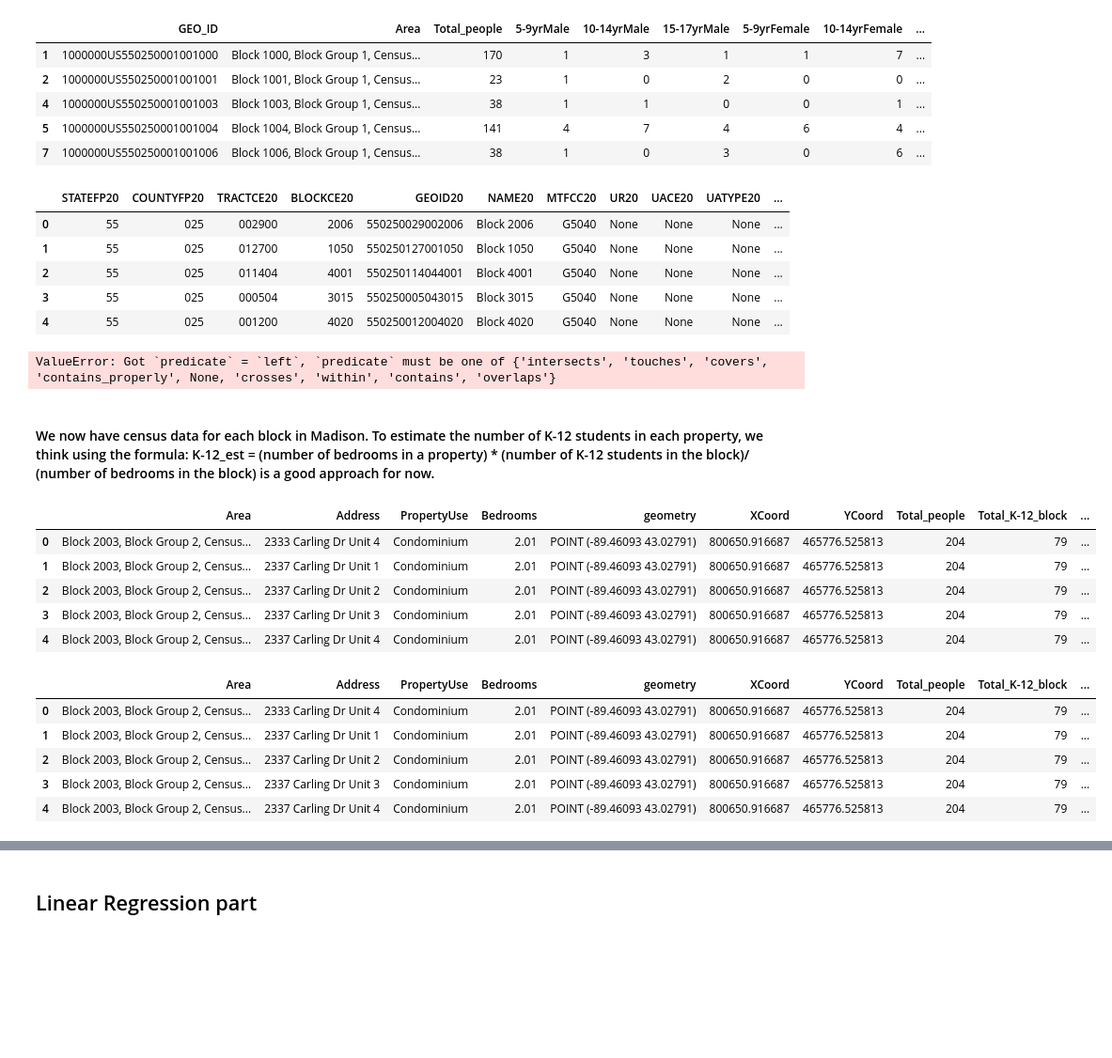
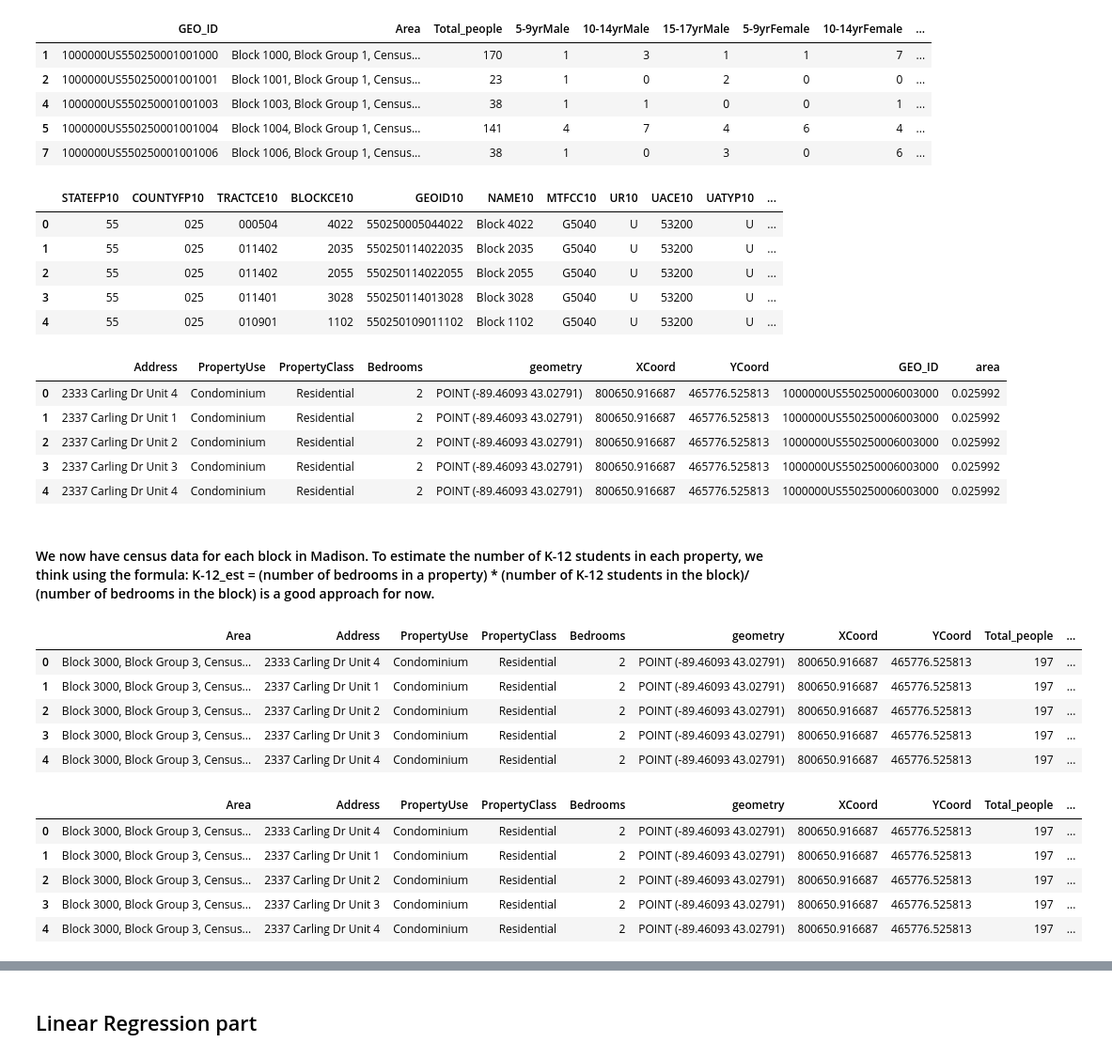
Before and after one commit to wesley0628/Internet-Access-Analysis, a Jupyter notebook: Internet_Access.ipynb, the cells around one changed output, grey strips where cells are left out. Shown at 94% size. Drawn from its saved outputs; the diff is of its cells as text; code cells hidden in the pictures; blank space fills up the shorter version.

```diff
--- a/Internet_Access.ipynb
+++ b/Internet_Access.ipynb
@@ -19,16 +19,16 @@ pts_col = []
 
 # df = df[df["PropertyClass"] == "Residential"]
 
-# for pt in df[["XCoord", "YCoord"]].itertuples():
-#     pts_col.append(Point(pt.XCoord, pt.YCoord))
-# df["geometry"] = pts_col
-# df = df[["Address", "PropertyUse", "Bedrooms", "geometry", "XCoord", "YCoord"]]
+for pt in df[["XCoord", "YCoord"]].itertuples():
+    pts_col.append(Point(pt.XCoord, pt.YCoord))
+df["geometry"] = pts_col
+df = df[["Address", "PropertyUse", "PropertyClass", "Bedrooms", "geometry", "XCoord", "YCoord"]]
 
 # df["Bedrooms"] = df["Bedrooms"]  + 0.01 # add a small value to handle 0 bedroom cases.
-# df = gpd.GeoDataFrame(df)
-# df = df.set_crs("esri:103412")
-# df = df.to_crs(epsg=4326)
+df = gpd.GeoDataFrame(df)
+df = df.set_crs("esri:103412")
+df = df.to_crs(epsg=4326)
 
-# df = df[["Address", "PropertyUse", "Bedrooms", "geometry", "XCoord", "YCoord"]]
-df[df["Address"].str.contains("777 University Ave")]
+df = df[["Address", "PropertyUse", "PropertyClass", "Bedrooms", "geometry", "XCoord", "YCoord"]]
+df.head()
 # %% [output]
@@ -62,50 +65,54 @@ census_df.head()
 # spatial join - take dataset A + dataset B = dataset AB, based on space/geographic relationship
 # two datasets must have a matched CRS: coordinate reference system
 
-dane = gpd.read_file("dane/dane.shp")
-dane["GEO_ID"] = "1000000US" + dane["GEOID20"]
+dane = gpd.read_file("newdane/newdane.shp")
+dane["GEO_ID"] = "1000000US" + dane["GEOID10"]
 dane.head()
 # %% [output]
-|  | STATEFP20 | COUNTYFP20 | TRACTCE20 | BLOCKCE20 | GEOID20 | NAME20 | MTFCC20 | UR20 | UACE20 | UATYPE20 | ... |
-| 0 | 55 | 025 | 002900 | 2006 | 550250029002006 | Block 2006 | G5040 | None | None | None | ... |
-| 1 | 55 | 025 | 012700 | 1050 | 550250127001050 | Block 1050 | G5040 | None | None | None | ... |
-| 2 | 55 | 025 | 011404 | 4001 | 550250114044001 | Block 4001 | G5040 | None | None | None | ... |
-| 3 | 55 | 025 | 000504 | 3015 | 550250005043015 | Block 3015 | G5040 | None | None | None | ... |
-| 4 | 55 | 025 | 001200 | 4020 | 550250012004020 | Block 4020 | G5040 | None | None | None | ... |
+|  | STATEFP10 | COUNTYFP10 | TRACTCE10 | BLOCKCE10 | GEOID10 | NAME10 | MTFCC10 | UR10 | UACE10 | UATYP10 | ... |
+| 0 | 55 | 025 | 000504 | 4022 | 550250005044022 | Block 4022 | G5040 | U | 53200 | U | ... |
+| 1 | 55 | 025 | 011402 | 2035 | 550250114022035 | Block 2035 | G5040 | U | 53200 | U | ... |
+| 2 | 55 | 025 | 011402 | 2055 | 550250114022055 | Block 2055 | G5040 | U | 53200 | U | ... |
+| 3 | 55 | 025 | 011401 | 3028 | 550250114013028 | Block 3028 | G5040 | U | 53200 | U | ... |
+| 4 | 55 | 025 | 010901 | 1102 | 550250109011102 | Block 1102 | G5040 | U | 53200 | U | ... |
 # %%
 dane.to_crs(df.crs, inplace=True)
 dane['area'] = dane.to_crs(epsg=3857).area/2.59e+06
 block_with_apartment = gpd.sjoin(df, dane, how="left", op="within")
-block_with_apartment[block_with_apartment["Address"] == "777 University Avenue"]
-block_with_apartment = block_with_apartment[['Address', 'PropertyUse','Bedrooms','geometry', "XCoord", "YCoord",  'GEO_ID', 'area']]
+block_with_apartment = block_with_apartment[['Address', 'PropertyUse', 'PropertyClass', 'Bedrooms','geometry', "XCoord", "YCoord",  'GEO_ID', 'area']]
 block_with_apartment.head()
 # %% [output]
-ValueError: Got `predicate` = `left`, `predicate` must be one of {'intersects', 'touches', 'covers', 'contains_properly', None, 'crosses', 'within', 'contains', 'overlaps'}
+|  | Address | PropertyUse | PropertyClass | Bedrooms | geometry | XCoord | YCoord | GEO_ID | area |
+| 0 | 2333 Carling Dr Unit 4 | Condominium | Residential | 2 | POINT (-89.46093 43.02791) | 800650.916687 | 465776.525813 | 1000000US550250006003000 | 0.025992 |
+| 1 | 2337 Carling Dr Unit 1 | Condominium | Residential | 2 | POINT (-89.46093 43.02791) | 800650.916687 | 465776.525813 | 1000000US550250006003000 | 0.025992 |
+| 2 | 2337 Carling Dr Unit 2 | Condominium | Residential | 2 | POINT (-89.46093 43.02791) | 800650.916687 | 465776.525813 | 1000000US550250006003000 | 0.025992 |
+| 3 | 2337 Carling Dr Unit 3 | Condominium | Residential | 2 | POINT (-89.46093 43.02791) | 800650.916687 | 465776.525813 | 1000000US550250006003000 | 0.025992 |
+| 4 | 2337 Carling Dr Unit 4 | Condominium | Residential | 2 | POINT (-89.46093 43.02791) | 800650.916687 | 465776.525813 | 1000000US550250006003000 | 0.025992 |
 # %% [markdown]
 #### We now have census data for each block in Madison. To estimate the number of K-12 students in each property, we think using the formula: K-12_est = (number of bedrooms in a property) * (number of K-12 students in the block)/ (number of bedrooms in the block) is a good approach for now.
 # %%
 merged = pd.merge(block_with_apartment, census_df, on="GEO_ID", how='inner')
-merged = merged[["Area","Address", "PropertyUse", "Bedrooms", "geometry", "XCoord", "YCoord", "Total_people", "Total_K-12_block", "GEO_ID", "area"]]
+merged = merged[["Area","Address", "PropertyUse", "PropertyClass", "Bedrooms", "geometry", "XCoord", "YCoord", "Total_people", "Total_K-12_block", "GEO_ID", "area"]]
 merged['BlockBedrooms'] = merged.groupby(['GEO_ID']).Bedrooms.transform('sum')
 merged.head()
 # %% [output]
-|  | Area | Address | PropertyUse | Bedrooms | geometry | XCoord | YCoord | Total_people | Total_K-12_block | ... |
-| 0 | Block 2003, Block Group 2, Census... | 2333 Carling Dr Unit 4 | Condominium | 2.01 | POINT (-89.46093 43.02791) | 800650.916687 | 465776.525813 | 204 | 79 | ... |
-| 1 | Block 2003, Block Group 2, Census... | 2337 Carling Dr Unit 1 | Condominium | 2.01 | POINT (-89.46093 43.02791) | 800650.916687 | 465776.525813 | 204 | 79 | ... |
-| 2 | Block 2003, Block Group 2, Census... | 2337 Carling Dr Unit 2 | Condominium | 2.01 | POINT (-89.46093 43.02791) | 800650.916687 | 465776.525813 | 204 | 79 | ... |
-| 3 | Block 2003, Block Group 2, Census... | 2337 Carling Dr Unit 3 | Condominium | 2.01 | POINT (-89.46093 43.02791) | 800650.916687 | 465776.525813 | 204 | 79 | ... |
-| 4 | Block 2003, Block Group 2, Census... | 2337 Carling Dr Unit 4 | Condominium | 2.01 | POINT (-89.46093 43.02791) | 800650.916687 | 465776.525813 | 204 | 79 | ... |
+|  | Area | Address | PropertyUse | PropertyClass | Bedrooms | geometry | XCoord | YCoord | Total_people | ... |
+| 0 | Block 3000, Block Group 3, Census... | 2333 Carling Dr Unit 4 | Condominium | Residential | 2 | POINT (-89.46093 43.02791) | 800650.916687 | 465776.525813 | 197 | ... |
+| 1 | Block 3000, Block Group 3, Census... | 2337 Carling Dr Unit 1 | Condominium | Residential | 2 | POINT (-89.46093 43.02791) | 800650.916687 | 465776.525813 | 197 | ... |
+| 2 | Block 3000, Block Group 3, Census... | 2337 Carling Dr Unit 2 | Condominium | Residential | 2 | POINT (-89.46093 43.02791) | 800650.916687 | 465776.525813 | 197 | ... |
+| 3 | Block 3000, Block Group 3, Census... | 2337 Carling Dr Unit 3 | Condominium | Residential | 2 | POINT (-89.46093 43.02791) | 800650.916687 | 465776.525813 | 197 | ... |
+| 4 | Block 3000, Block Group 3, Census... | 2337 Carling Dr Unit 4 | Condominium | Residential | 2 | POINT (-89.46093 43.02791) | 800650.916687 | 465776.525813 | 197 | ... |
 # %%
 merged["K12_est"] = merged["Total_K-12_block"] * merged["Bedrooms"] / merged["BlockBedrooms"]
 K12_df = merged
 K12_df.head()
 # %% [output]
-|  | Area | Address | PropertyUse | Bedrooms | geometry | XCoord | YCoord | Total_people | Total_K-12_block | ... |
-| 0 | Block 2003, Block Group 2, Census... | 2333 Carling Dr Unit 4 | Condominium | 2.01 | POINT (-89.46093 43.02791) | 800650.916687 | 465776.525813 | 204 | 79 | ... |
-| 1 | Block 2003, Block Group 2, Census... | 2337 Carling Dr Unit 1 | Condominium | 2.01 | POINT (-89.46093 43.02791) | 800650.916687 | 465776.525813 | 204 | 79 | ... |
-| 2 | Block 2003, Block Group 2, Census... | 2337 Carling Dr Unit 2 | Condominium | 2.01 | POINT (-89.46093 43.02791) | 800650.916687 | 465776.525813 | 204 | 79 | ... |
-| 3 | Block 2003, Block Group 2, Census... | 2337 Carling Dr Unit 3 | Condominium | 2.01 | POINT (-89.46093 43.02791) | 800650.916687 | 465776.525813 | 204 | 79 | ... |
-| 4 | Block 2003, Block Group 2, Census... | 2337 Carling Dr Unit 4 | Condominium | 2.01 | POINT (-89.46093 43.02791) | 800650.916687 | 465776.525813 | 204 | 79 | ... |
+|  | Area | Address | PropertyUse | PropertyClass | Bedrooms | geometry | XCoord | YCoord | Total_people | ... |
+| 0 | Block 3000, Block Group 3, Census... | 2333 Carling Dr Unit 4 | Condominium | Residential | 2 | POINT (-89.46093 43.02791) | 800650.916687 | 465776.525813 | 197 | ... |
+| 1 | Block 3000, Block Group 3, Census... | 2337 Carling Dr Unit 1 | Condominium | Residential | 2 | POINT (-89.46093 43.02791) | 800650.916687 | 465776.525813 | 197 | ... |
+| 2 | Block 3000, Block Group 3, Census... | 2337 Carling Dr Unit 2 | Condominium | Residential | 2 | POINT (-89.46093 43.02791) | 800650.916687 | 465776.525813 | 197 | ... |
+| 3 | Block 3000, Block Group 3, Census... | 2337 Carling Dr Unit 3 | Condominium | Residential | 2 | POINT (-89.46093 43.02791) | 800650.916687 | 465776.525813 | 197 | ... |
+| 4 | Block 3000, Block Group 3, Census... | 2337 Carling Dr Unit 4 | Condominium | Residential | 2 | POINT (-89.46093 43.02791) | 800650.916687 | 465776.525813 | 197 | ... |
 # %%
 lake_df = gpd.read_file("lakes.zip")
 # %%
```
Also changed, not shown: parts of 3 cells of this notebook, 7 other files.
